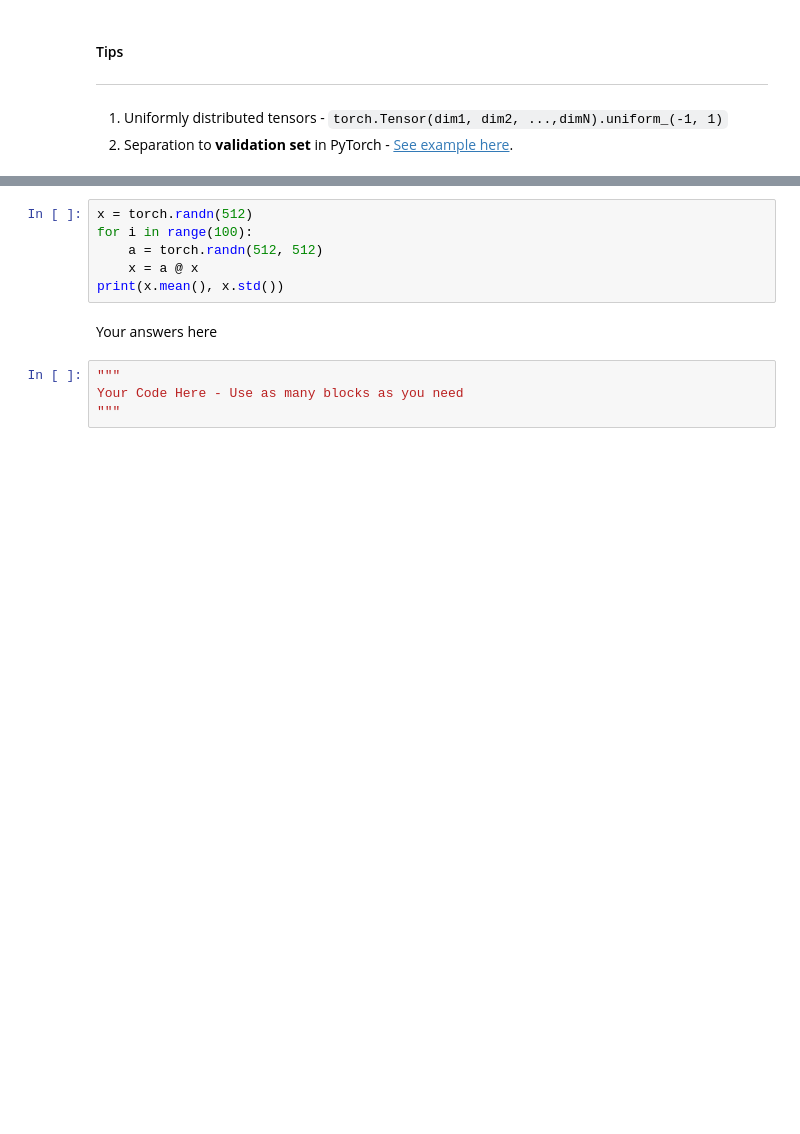
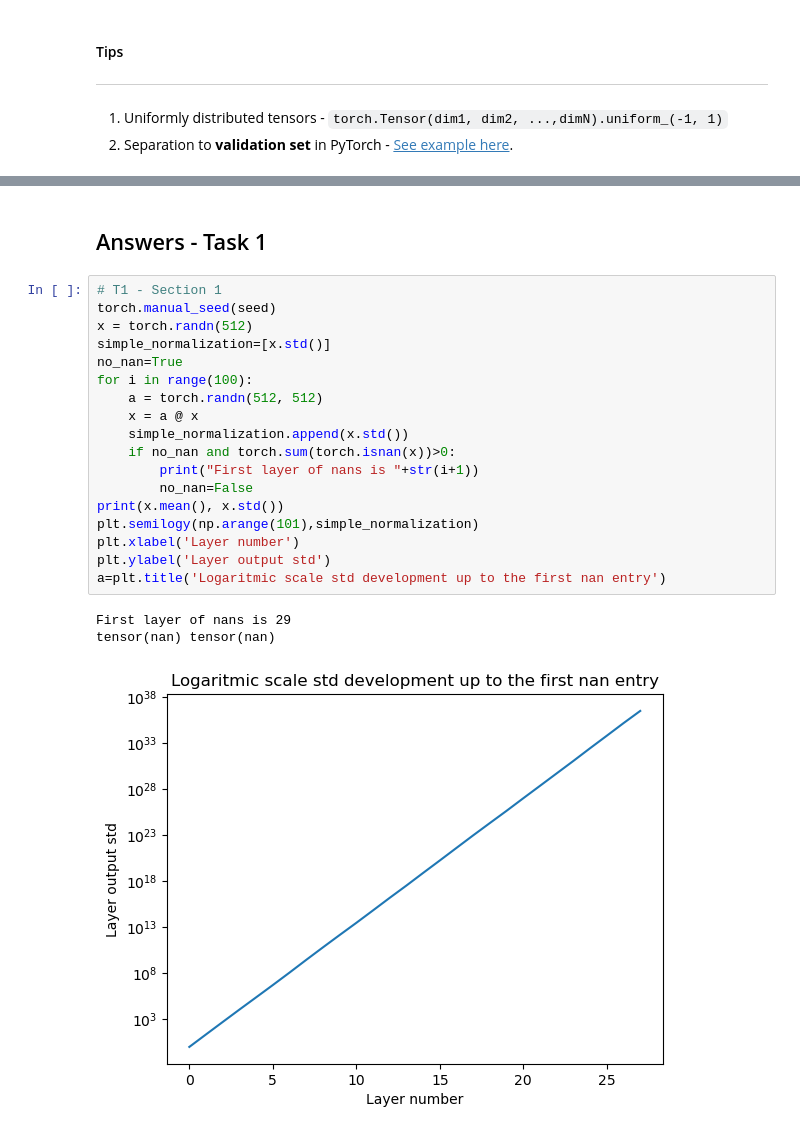
Before and after one commit to sbajamy/ece046211, a Jupyter notebook: hw2/ece046211_hw2_mlp_cnn_students.ipynb, the cells around one changed output, grey strips where cells are left out. Drawn from its saved outputs; the diff is of its cells as text; blank space fills up the shorter version.

Commit message:
First version of suggested

```diff
--- a/hw2/ece046211_hw2_mlp_cnn_students.ipynb
+++ b/hw2/ece046211_hw2_mlp_cnn_students.ipynb
@@ -237,15 +448,27 @@ In this task, we are going to use $x \in \mathcal{R}^{512}$ and simple neural ne
 4. Add a `tanh()` activation after each layer for the code from 1. **Print** the mean and std after the modification. Explain the result.
 5. Xavier initialization sets a layer’s weights to values chosen from a random uniform distribution that’s bounded between $$\pm \sqrt{\frac{6}{n_i + n_{i+1}}}$$ where $n_i$ is the number of incoming network connections, or “fan-in,” to the layer, and $ n_{i+1}$ is the number of outgoing network connections from that layer, also known as the “fan-out”. Glorot and Bengio believed that Xavier weight initialization would maintain the variance of activations and back-propagated gradients all the way up or down the layers of a network and demonstrated that networks initialized with Xavier achieved substantially quicker convergence and higher accuracy. Implement **Xavier Uniform** as `xavier_init(fan_in, fan_out)`, a function that returns a tensor initialized according to **Xavier Uniform**. Use it on the simple network from 1 with `tanh` activation. **Print** the mean and std after the modification.
 6. If you try to replace the `tanh` activation with `relu` activation in section 5, you will see very different results. Xavier strives to acheive activation outputs of each layer to have a mean of 0 and a standard deviation around 1, on average. When using a ReLU activation, a single layer will, on average have standard deviation that’s very close to the square root of the number of input connections, **divided by the square root of two** ($\sqrt{\frac{512}{2}}$ in our example). **Kaiming He et. al.** proposed an initialization scheme that’s tailored for deep neural nets that use these kinds of asymmetric, non-linear activations. Implement **Kaiming Normal** as `kaiming_init(fan_in, fan_out)`, a function that returns a tensor initialized according to **Kaiming Normal** (use `fan_in` mode). Use it on the simple network from 1 with `relu` activation. **Print** the mean and std after the modification. What happens when you use Xavier with RelU activation?
-# %%
-x = torch.randn(512)
-for i in range(100):
-    a = torch.randn(512, 512)
-    x = a @ x
-print(x.mean(), x.std())
-# %% [markdown]
-Your answers here
-# %%
-"""
-Your Code Here - Use as many blocks as you need
-"""
+# %% [markdown]
+## Answers - Task 1
+# %%
+# T1 - Section 1
+torch.manual_seed(seed)
+x = torch.randn(512)
+simple_normalization=[x.std()]
+no_nan=True
+for i in range(100):
+    a = torch.randn(512, 512)
+    x = a @ x
+    simple_normalization.append(x.std())
+    if no_nan and torch.sum(torch.isnan(x))>0:
+        print("First layer of nans is "+str(i+1))
+        no_nan=False
+print(x.mean(), x.std())
+plt.semilogy(np.arange(101),simple_normalization)
+plt.xlabel('Layer number')
+plt.ylabel('Layer output std')
+a=plt.title('Logaritmic scale std development up to the first nan entry')
+# %% [output]
+First layer of nans is 29
+tensor(nan) tensor(nan)
+[figure, added]
```
Also changed, not shown: parts of 53 cells of this notebook, 6 other files.
